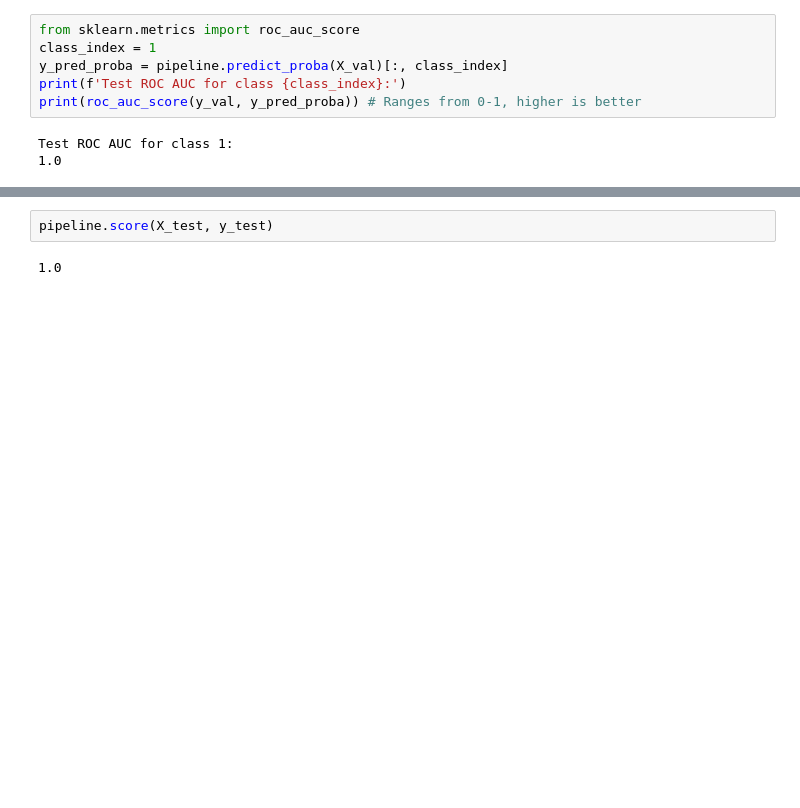
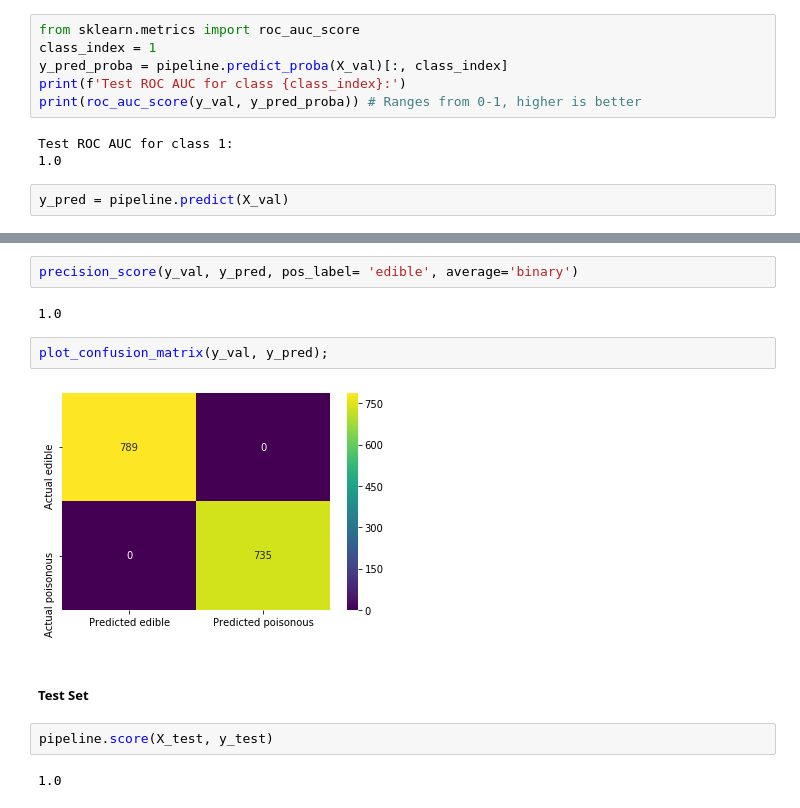
Before and after one commit to dggasque/mushroom_classifier, a Jupyter notebook: notebooks/Mushroom_Classification.ipynb, the cells around one changed output, grey strips where cells are left out. Cells and saved outputs as stored; diff of their text form; blank space fills up the shorter version.

```diff
--- a/notebooks/Mushroom_Classification_ Process.ipynb
+++ b/notebooks/Mushroom_Classification.ipynb
@@ -124,3 +226,5 @@ print(roc_auc_score(y_val, y_pred_proba)) # Ranges from 0-1, higher is better
 # %% [output]
 Test ROC AUC for class 1:
 1.0
+# %%
+y_pred = pipeline.predict(X_val)
@@ -127,3 +242,13 @@ Test ROC AUC for class 1:
+# %%
+precision_score(y_val, y_pred, pos_label= 'edible', average='binary')
+# %% [output]
+1.0
+# %%
+plot_confusion_matrix(y_val, y_pred);
+# %% [output]
+[figure, added]
+# %% [markdown]
+##### Test Set
 # %%
 pipeline.score(X_test, y_test)
 # %% [output]
```
Also changed, not shown: parts of 24 cells of this notebook, 20 other files.
